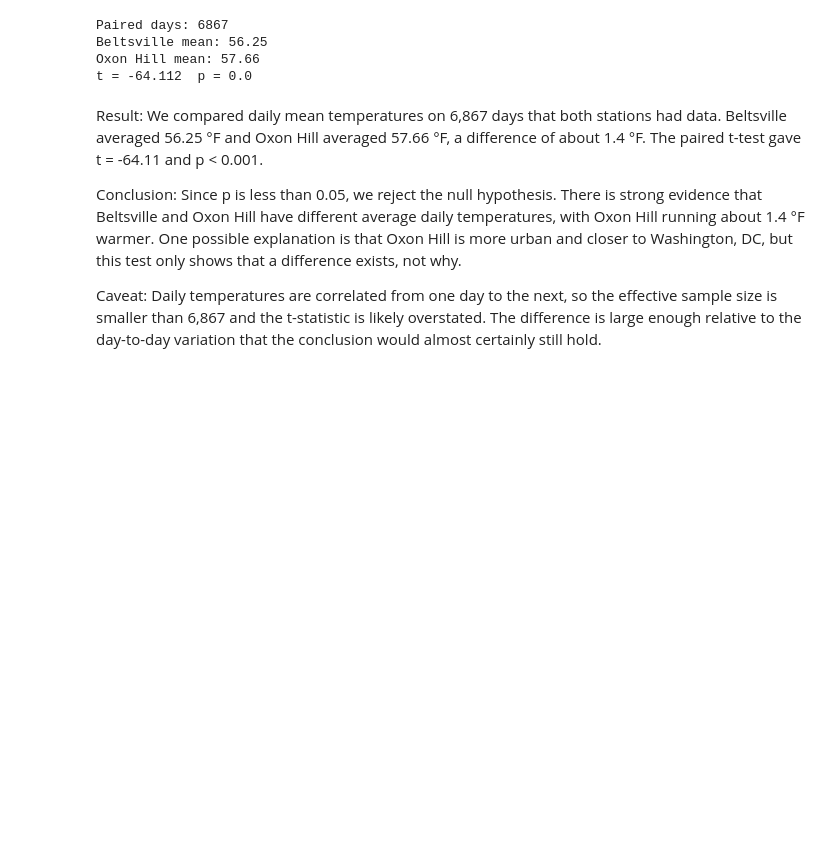
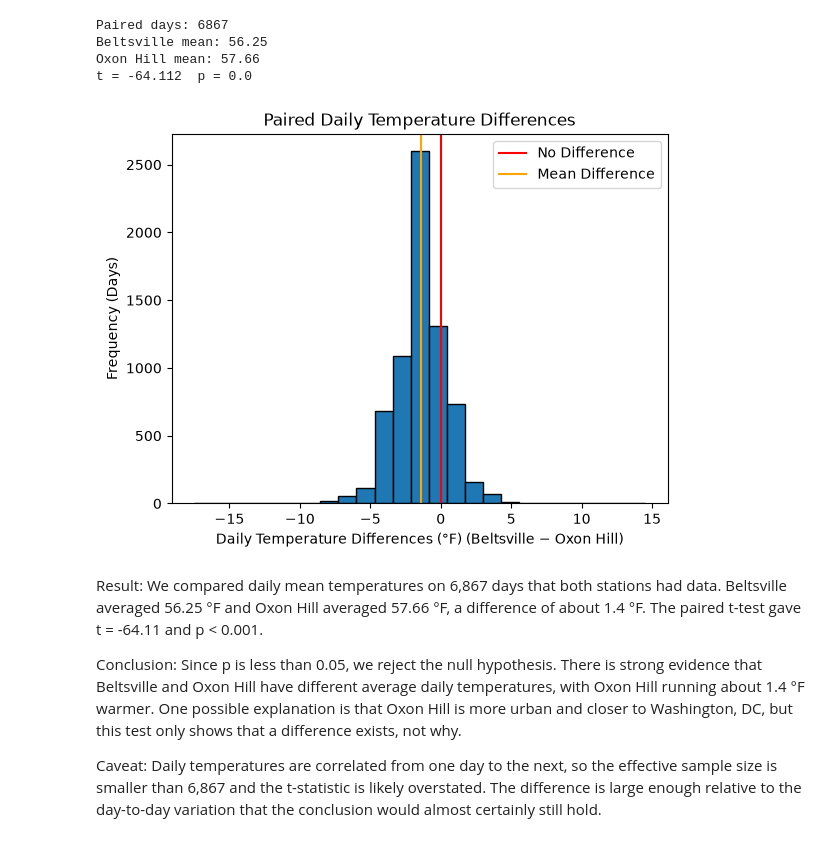
Before and after one commit to deebee27/CMSC320-Final-Project, a Jupyter notebook: checkpoint2.ipynb, the cells around one changed output. Cells and saved outputs as stored; diff of their text form; code cells hidden in the pictures; blank space fills up the shorter version.

```diff
--- a/checkpoint2.ipynb
+++ b/checkpoint2.ipynb
@@ -556,6 +613,20 @@ Paired days: 6867
 Beltsville mean: 56.25
 Oxon Hill mean: 57.66
 t = -64.112  p = 0.0
+# %%
+# histogram of the paired differences
+diff = paired["tmean_belts"] - paired["tmean_oxon"]
+
+plt.hist(diff, bins=25, edgecolor="black")
+plt.axvline(0, color="red", label="No Difference")
+plt.axvline(diff.mean(), color="orange", label="Mean Difference")
+plt.xlabel("Daily Temperature Differences (°F) (Beltsville − Oxon Hill)")
+plt.ylabel("Frequency (Days)")
+plt.title("Paired Daily Temperature Differences")
+plt.legend()
+plt.show()
+# %% [output]
+[figure, added]
 # %% [markdown]
 Result: We compared daily mean temperatures on 6,867 days that both stations had data. Beltsville averaged 56.25 °F and Oxon Hill averaged 57.66 °F, a difference of about 1.4 °F. The paired t-test gave t = -64.11 and p < 0.001.
 
```
Also changed, not shown: parts of 19 cells of this notebook, 1 other file.
